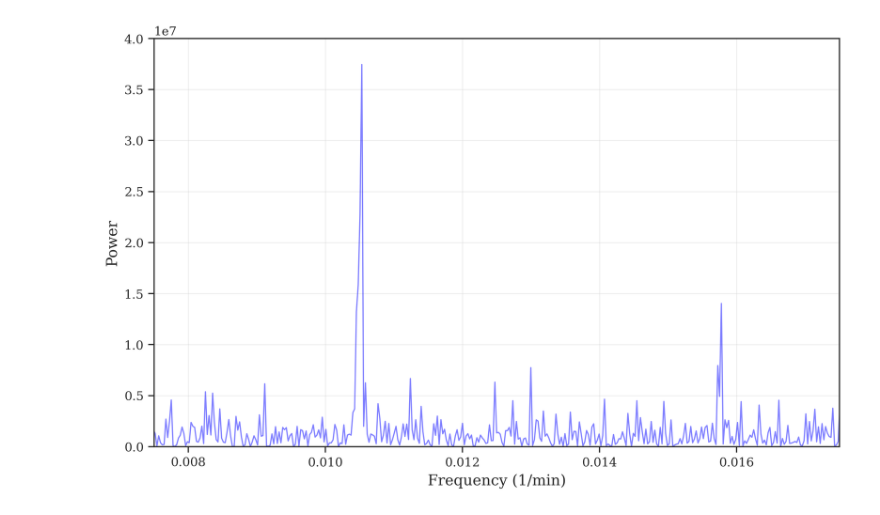
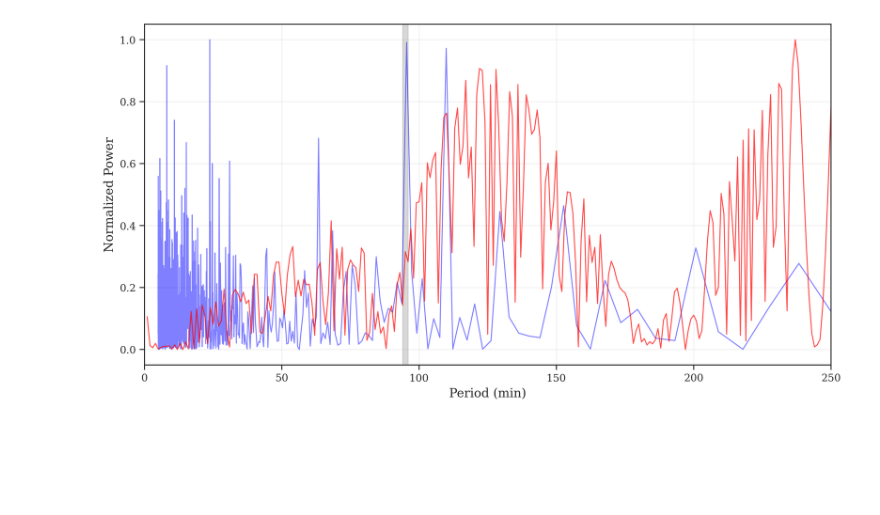
Before and after one commit to GuijonGustavo/Saggitarius-A-peridicity-Gamma-Rays, a Jupyter notebook: lombScargle.ipynb, the cells around one changed output. Drawn from its saved outputs; the diff is of its cells as text; code cells hidden in the pictures; blank space fills up the shorter version.

Commit message:
Ajusnte en graficas normalizadas

```diff
--- a/lombScargle.ipynb
+++ b/lombScargle.ipynb
@@ -245,6 +245,7 @@ import pandas as pd
 import seaborn as sns
 import matplotlib.pyplot as plt
 from matplotlib.ticker import ScalarFormatter
+from sklearn.preprocessing import MinMaxScaler
 
 # Configuración avanzada de Seaborn y Matplotlib
 sns.set_context("paper", font_scale=1.5)  # Ajuste de tamaño de fuente para publicaciones
@@ -254,48 +255,70 @@ sns.set_palette("muted")  # Paleta de colores suave y profesional
 # Configuración adicional de Matplotlib
 plt.rcParams.update({
     "axes.titlesize": 14,      # Tamaño de los títulos de los ejes
     "axes.labelsize": 12,      # Tamaño de las etiquetas de los ejes
     "xtick.labelsize": 10,     # Tamaño de las etiquetas del eje X
     "ytick.labelsize": 10,     # Tamaño de las etiquetas del eje Y
     "legend.fontsize": 10,     # Tamaño de la leyenda
     "font.family": "serif",    # Tipo de fuente: preferido en publicaciones científicas
     "figure.dpi": 300,         # Resolución de la figura
     "savefig.dpi": 300,        # Resolución de exportación
     "figure.figsize": (10, 6), # Tamaño de la figura (ajustado)
     "axes.grid": True,         # Activar cuadrícula
     "grid.alpha": 0.3,         # Transparencia de la cuadrícula
     "lines.linewidth": 2,      # Grosor de las líneas
 })
 
+# Rutas de los archivos de periodograma y nuevo archivo
+archivo_periodograma = "sagA-clean-gamma_periodograma.csv"
+archivo_nuevo = "sagA-gamma-wf-serie.dat"
 
-
-# Ruta al archivo de periodograma (ajustar según tu archivo)
-archivo_periodograma = "sagA-clean-gamma_periodograma.csv"
-
-# Cargar los datos del archivo
+# Cargar los datos del archivo de periodograma
 periodograma = pd.read_csv(archivo_periodograma)
 
-# Crear la gráfica
-#plt.figure(figsize=(12, 6))
+# Cargar los datos del archivo nuevo (asegúrate de que tenga las mismas columnas que el anterior)
+nuevo_data = pd.read_csv(archivo_nuevo, delim_whitespace=True, header=None, names=["frecuencia", "potencia"])
+
+# Normalización Min-Max de la columna 'potencia' para ambos DataFrames
+scaler = MinMaxScaler()
+
+periodograma['potencia'] = scaler.fit_transform(periodograma[['potencia']])
+nuevo_data['potencia'] = scaler.fit_transform(nuevo_data[['potencia']])
+
+# Crear la figura y los ejes
+plt.figure(figsize=(12, 6))
+
+# Graficar el periodograma original
 sns.lineplot(
-    x=periodograma['frecuencia'],
+    x=1/periodograma['frecuencia'],
     y=periodograma['potencia'],
     color='blue',
     linewidth=1,
-    alpha=0.5
+    alpha=0.5,
+    #label="Periodograma Original"
 )
 
+# Graficar el nuevo archivo
+sns.lineplot(
+    x=nuevo_data['frecuencia'],
+    y=nuevo_data['potencia'],
+    color='red',
+    linewidth=1,
+    alpha=0.7,
+#    label="Nuevo Periodograma"
+)
+
+# Sombrear la región entre x=94 y x=100
+plt.axvspan(94, 96, color='gray', alpha=0.3)
+
 # Etiquetas y título
-plt.xlabel("Frequency (1/min)")
-plt.ylabel("Power")
-#plt.title("Periodograma de Lomb-Scargle", fontsize=16)
-plt.xlim(0.0075,0.0175)
-plt.ylim(0,4e7)
+plt.xlabel("Period (min)")
+plt.ylabel("Normalized Power")  # Cambio en el título del eje Y para indicar normalización
+plt.xlim(0, 250)  # Ajusta los límites del eje X según sea necesario
+
 # Agregar leyenda
-# plt.legend(loc="upper right", fontsize=12)
+#plt.legend(loc="upper right", fontsize=12)
 
-plt.savefig("images/lombScargle_periodogram_serie_1.pdf", format='pdf', bbox_inches="tight", dpi=300)
-# Mostrar gráfica
+# Mostrar la gráfica
 plt.show()
 # %% [output]
-[figure, old version]
+[figure, new version]
```
Also changed, not shown: parts of 5 cells of this notebook, 4 other files.
